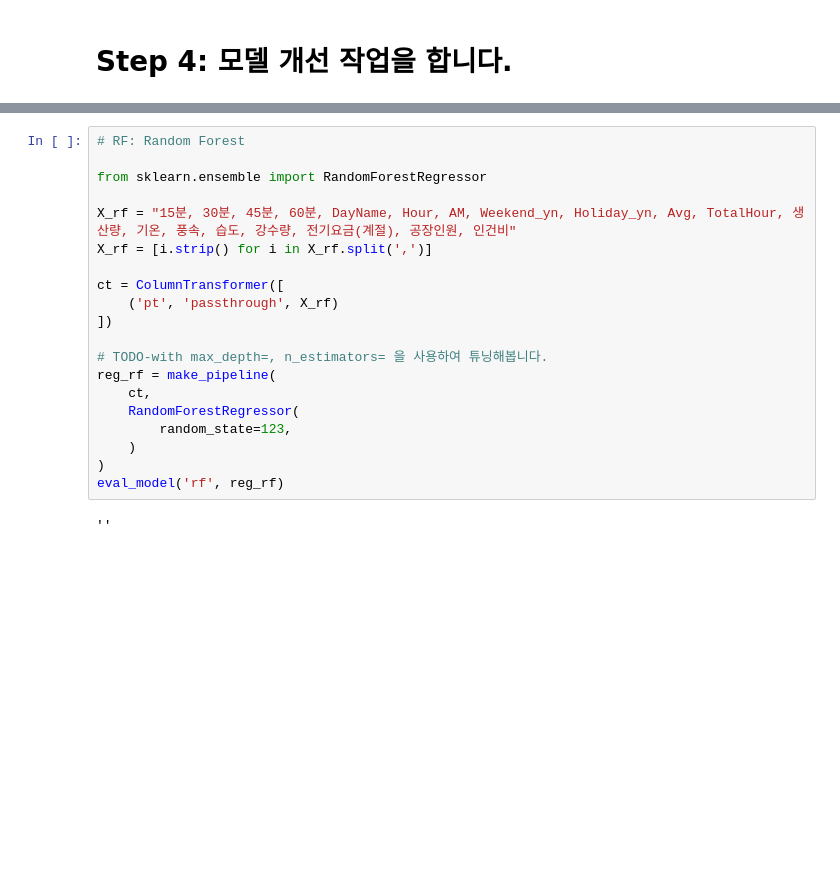
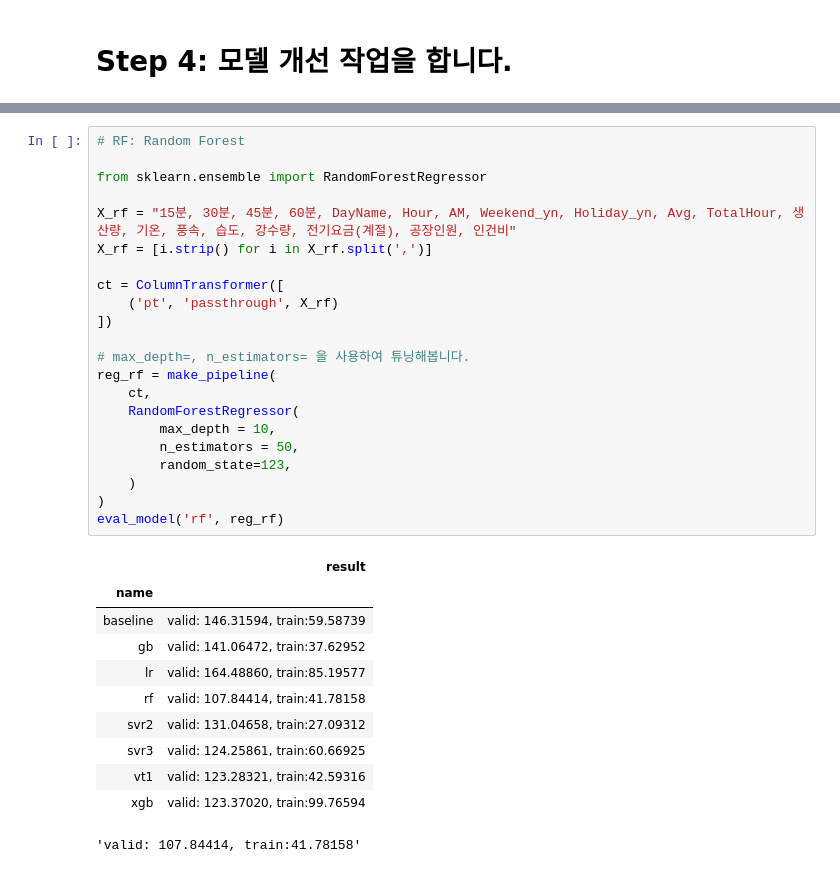
Before and after one commit to sunkusun9/DS_lv3_2411, a Jupyter notebook: sec_ds_lv3_prob3_kaggle.ipynb, the cells around one changed output, grey strips where cells are left out. Drawn from its saved outputs; the diff is of its cells as text; blank space fills up the shorter version.

```diff
--- a/sec_ds_lv3_prob3_kaggle.ipynb
+++ b/sec_ds_lv3_prob3_kaggle.ipynb
@@ -359,25 +447,37 @@ print("자가채점", mean_absolute_error(s_kaggle_ans, prd))
 # %%
 # RF: Random Forest
 
 from sklearn.ensemble import RandomForestRegressor
 
 X_rf = "15분, 30분, 45분, 60분, DayName, Hour, AM, Weekend_yn, Holiday_yn, Avg, TotalHour, 생산량, 기온, 풍속, 습도, 강수량, 전기요금(계절), 공장인원, 인건비"
 X_rf = [i.strip() for i in X_rf.split(',')]
 
 ct = ColumnTransformer([
     ('pt', 'passthrough', X_rf)
 ])
 
-# TODO-with max_depth=, n_estimators= 을 사용하여 튜닝해봅니다.
+# max_depth=, n_estimators= 을 사용하여 튜닝해봅니다.
 reg_rf = make_pipeline(
     ct,
     RandomForestRegressor(
+        max_depth = 10,
+        n_estimators = 50,
         random_state=123,
     )
 )
 eval_model('rf', reg_rf)
 # %% [output]
+|  | result |
+| name |  |
+| baseline | valid: 146.31594, train:59.58739 |
+| gb | valid: 141.06472, train:37.62952 |
+| lr | valid: 164.48860, train:85.19577 |
+| rf | valid: 107.84414, train:41.78158 |
+| svr2 | valid: 131.04658, train:27.09312 |
+| svr3 | valid: 124.25861, train:60.66925 |
+| vt1 | valid: 123.28321, train:42.59316 |
+| xgb | valid: 123.37020, train:99.76594 |
-''
+'valid: 107.84414, train:41.78158'
 # %%
 # 가장 좋았던 reg_rf를 최종 모델로 선택합니다.
 prd = select_model(reg_rf)
```
Also changed, not shown: parts of 19 cells of this notebook.
